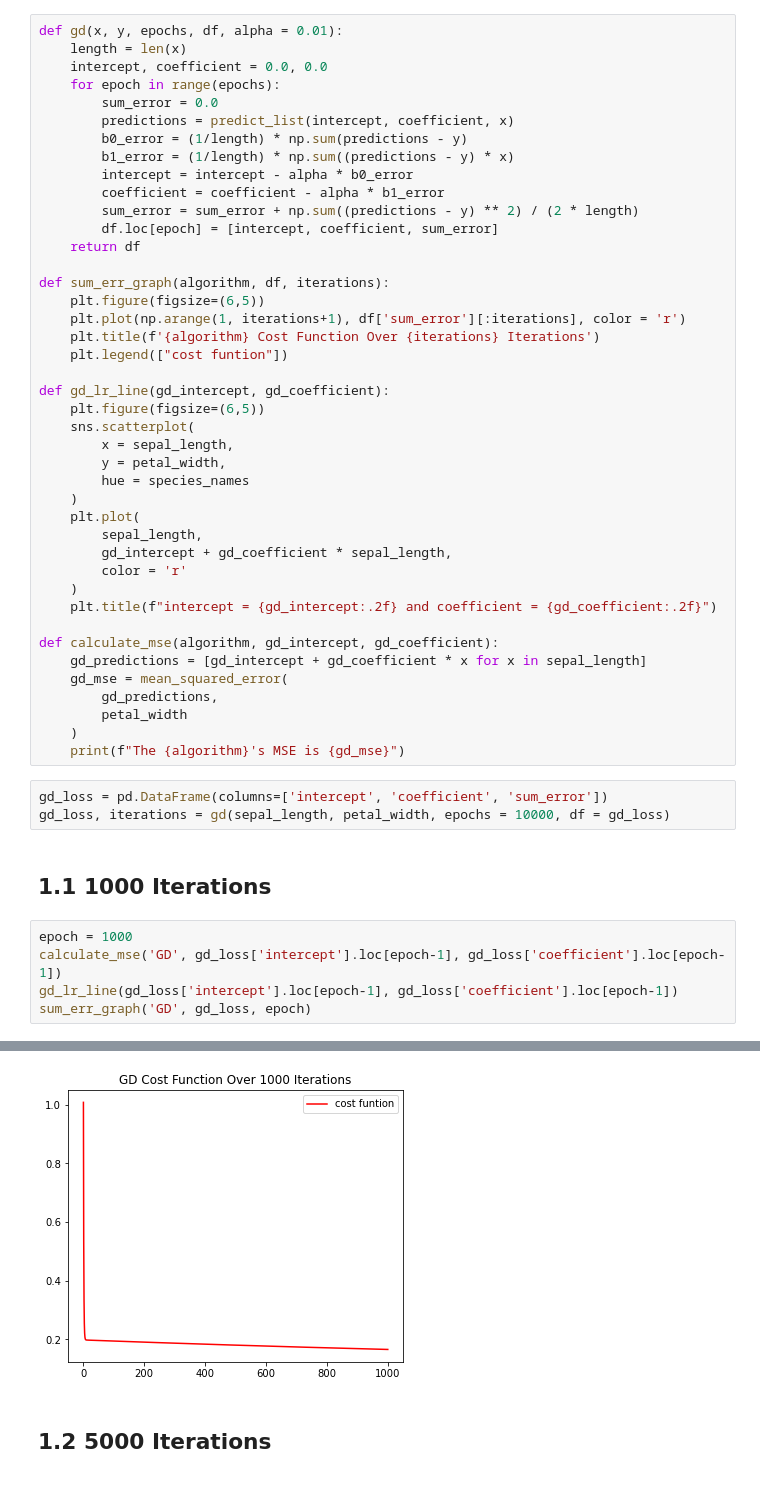
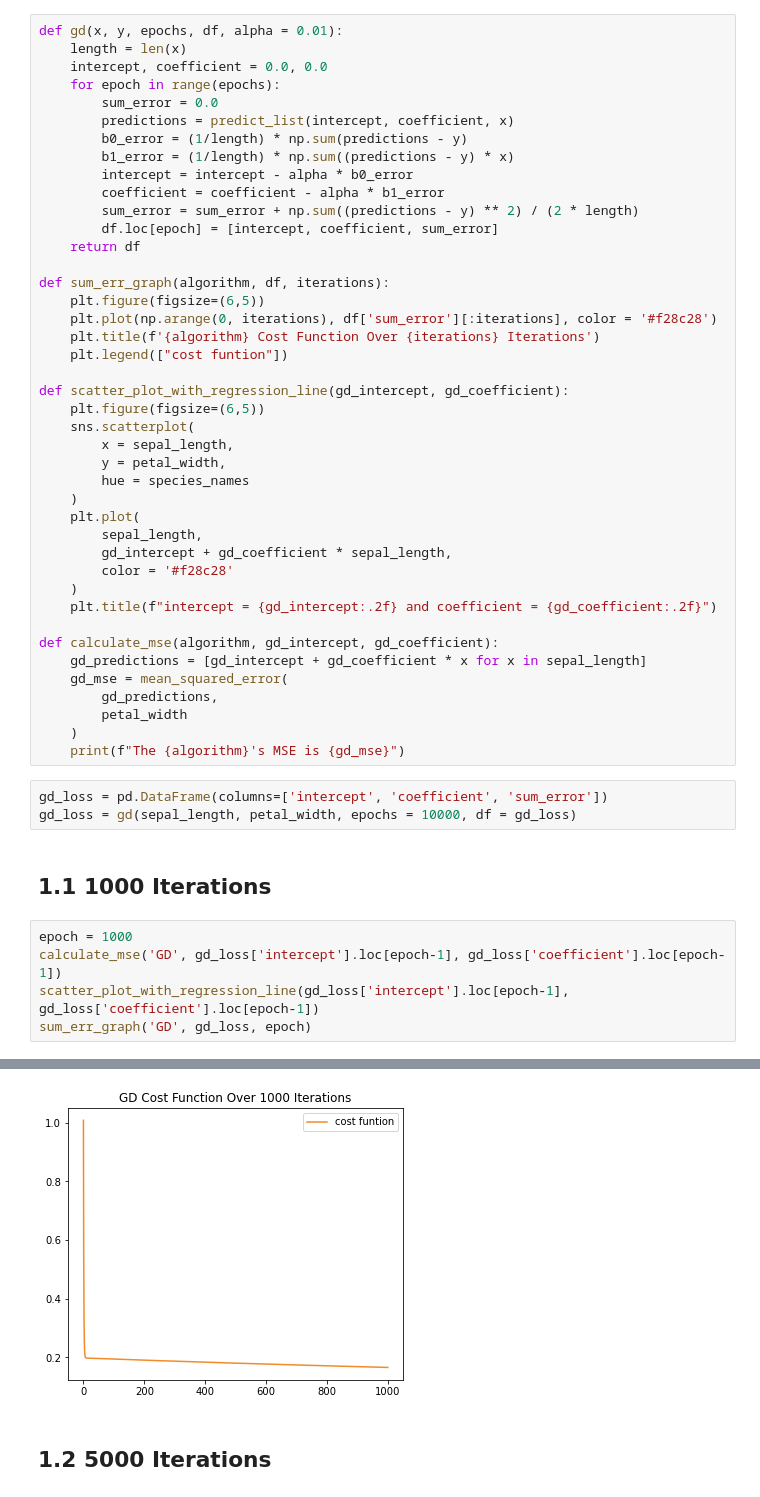
Before and after one commit to bsraya/optimization, a Jupyter notebook: gd.ipynb, the cells around one changed output, grey strips where cells are left out. Drawn from its saved outputs; the diff is of its cells as text.

```diff
--- a/gd.ipynb
+++ b/gd.ipynb
@@ -74,11 +74,11 @@ def gd(x, y, epochs, df, alpha = 0.01):
 
 def sum_err_graph(algorithm, df, iterations):
     plt.figure(figsize=(6,5))
-    plt.plot(np.arange(1, iterations+1), df['sum_error'][:iterations], color = 'r')
+    plt.plot(np.arange(0, iterations), df['sum_error'][:iterations], color = '#f28c28')
     plt.title(f'{algorithm} Cost Function Over {iterations} Iterations')
     plt.legend(["cost funtion"])
 
-def gd_lr_line(gd_intercept, gd_coefficient):
+def scatter_plot_with_regression_line(gd_intercept, gd_coefficient):
     plt.figure(figsize=(6,5))
     sns.scatterplot(
         x = sepal_length,
@@ -88,7 +88,7 @@ def gd_lr_line(gd_intercept, gd_coefficient):
     plt.plot(
         sepal_length,
         gd_intercept + gd_coefficient * sepal_length,
-        color = 'r'
+        color = '#f28c28'
     )
     plt.title(f"intercept = {gd_intercept:.2f} and coefficient = {gd_coefficient:.2f}")
 
@@ -101,13 +101,13 @@ def calculate_mse(algorithm, gd_intercept, gd_coefficient):
     print(f"The {algorithm}'s MSE is {gd_mse}")
 # %%
 gd_loss = pd.DataFrame(columns=['intercept', 'coefficient', 'sum_error'])
-gd_loss, iterations = gd(sepal_length, petal_width, epochs = 10000, df = gd_loss)
+gd_loss = gd(sepal_length, petal_width, epochs = 10000, df = gd_loss)
 # %% [markdown]
 ## 1.1 1000 Iterations
 # %%
 epoch = 1000
 calculate_mse('GD', gd_loss['intercept'].loc[epoch-1], gd_loss['coefficient'].loc[epoch-1])
-gd_lr_line(gd_loss['intercept'].loc[epoch-1], gd_loss['coefficient'].loc[epoch-1])
+scatter_plot_with_regression_line(gd_loss['intercept'].loc[epoch-1], gd_loss['coefficient'].loc[epoch-1])
 sum_err_graph('GD', gd_loss, epoch)
 # %% [output]
 The GD's MSE is 0.3309592484431454
@@ -115,4 +115,4 @@ The GD's MSE is 0.3309592484431454
-[figure, old version]
+[figure, new version]
 # %% [markdown]
 ## 1.2 5000 Iterations
 # %%
```
Also changed, not shown: parts of 7 cells of this notebook, 1 other file.
